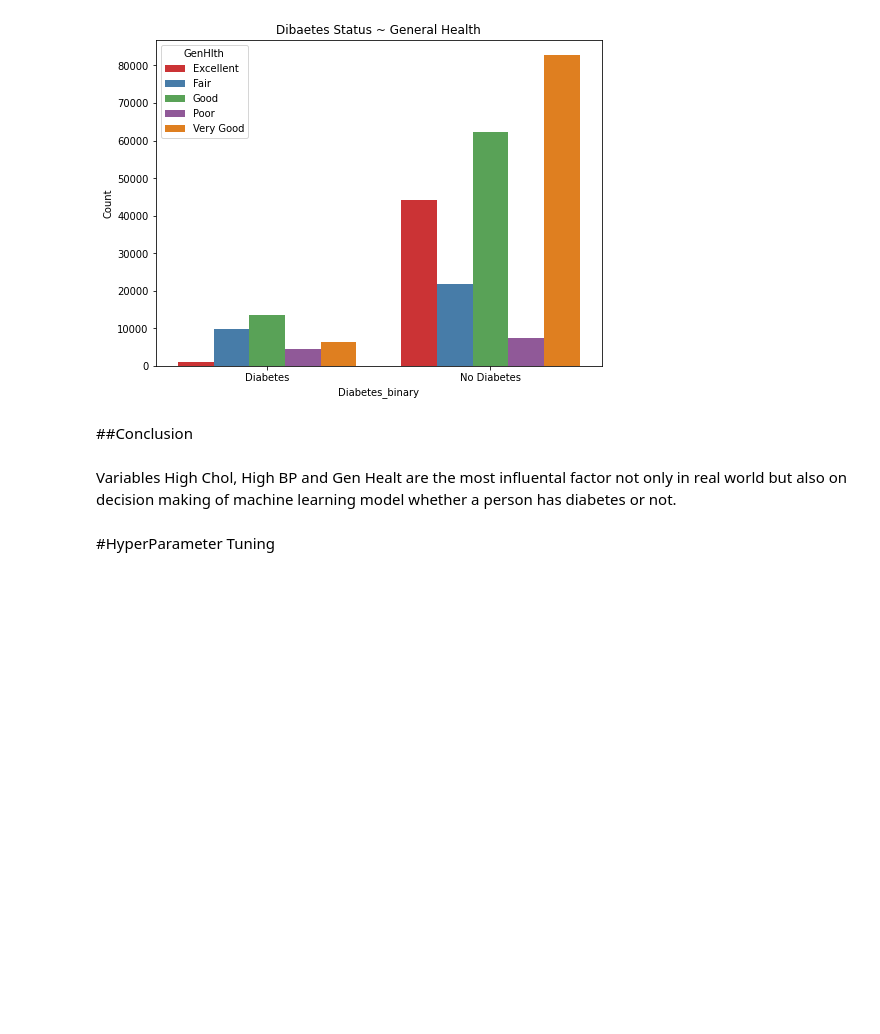
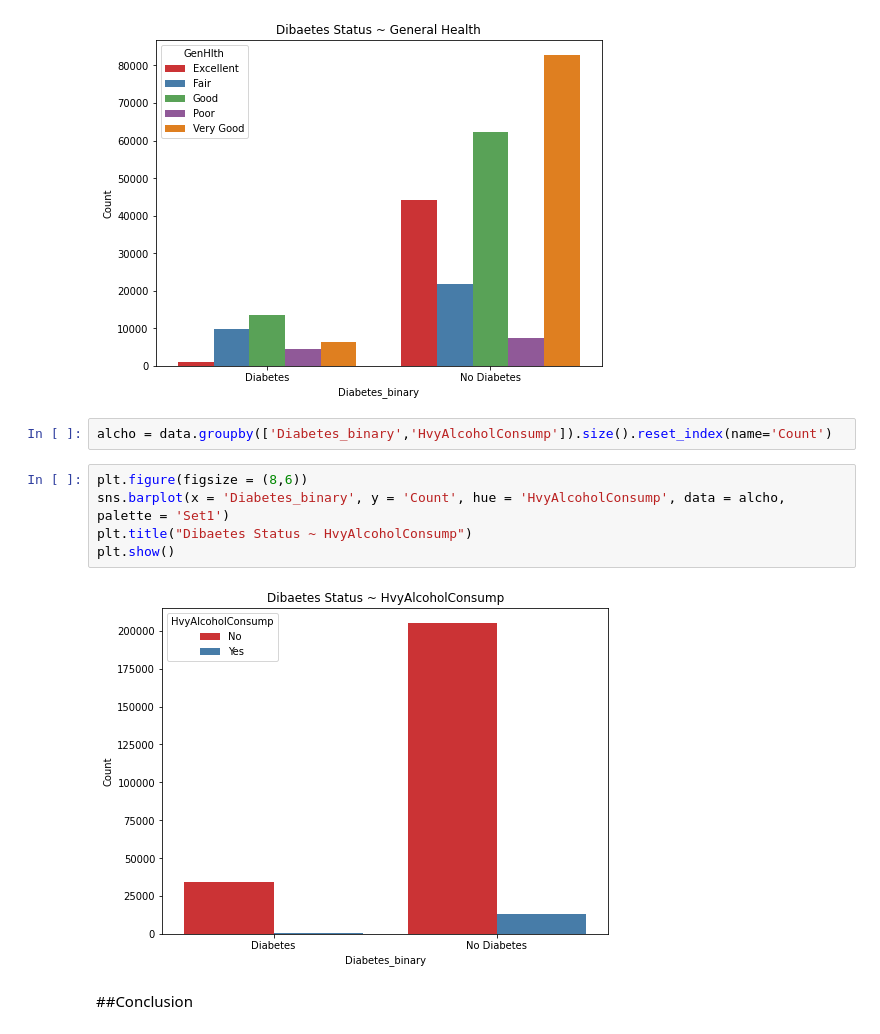
Before and after one commit to W5Wesley/Diabeter-Binary-Health-Indactor, a Jupyter notebook: Diabeter_Binary_health_Indicator.ipynb, the cells around one changed output. Cells and saved outputs as stored; diff of their text form; blank space fills up the shorter version.

```diff
--- a/Diabeter_Binary_health_Indicator.ipynb
+++ b/Diabeter_Binary_health_Indicator.ipynb
@@ -393,9 +411,14 @@ plt.title("Dibaetes Status ~ General Health")
 plt.show()
 # %% [output]
 [figure]
+# %%
+alcho = data.groupby(['Diabetes_binary','HvyAlcoholConsump']).size().reset_index(name='Count')
+# %%
+plt.figure(figsize = (8,6))
+sns.barplot(x = 'Diabetes_binary', y = 'Count', hue = 'HvyAlcoholConsump', data = alcho, palette = 'Set1')
+plt.title("Dibaetes Status ~ HvyAlcoholConsump")
+plt.show()
+# %% [output]
+[figure, added]
 # %% [markdown]
 ##Conclusion
-# %% [markdown]
-Variables High Chol, High BP and Gen Healt are the most influental factor not only in real world but also on decision making of machine learning model whether a person has diabetes or not.
-# %% [markdown]
-#HyperParameter Tuning
```
Also changed, not shown: parts of 7 cells of this notebook.
